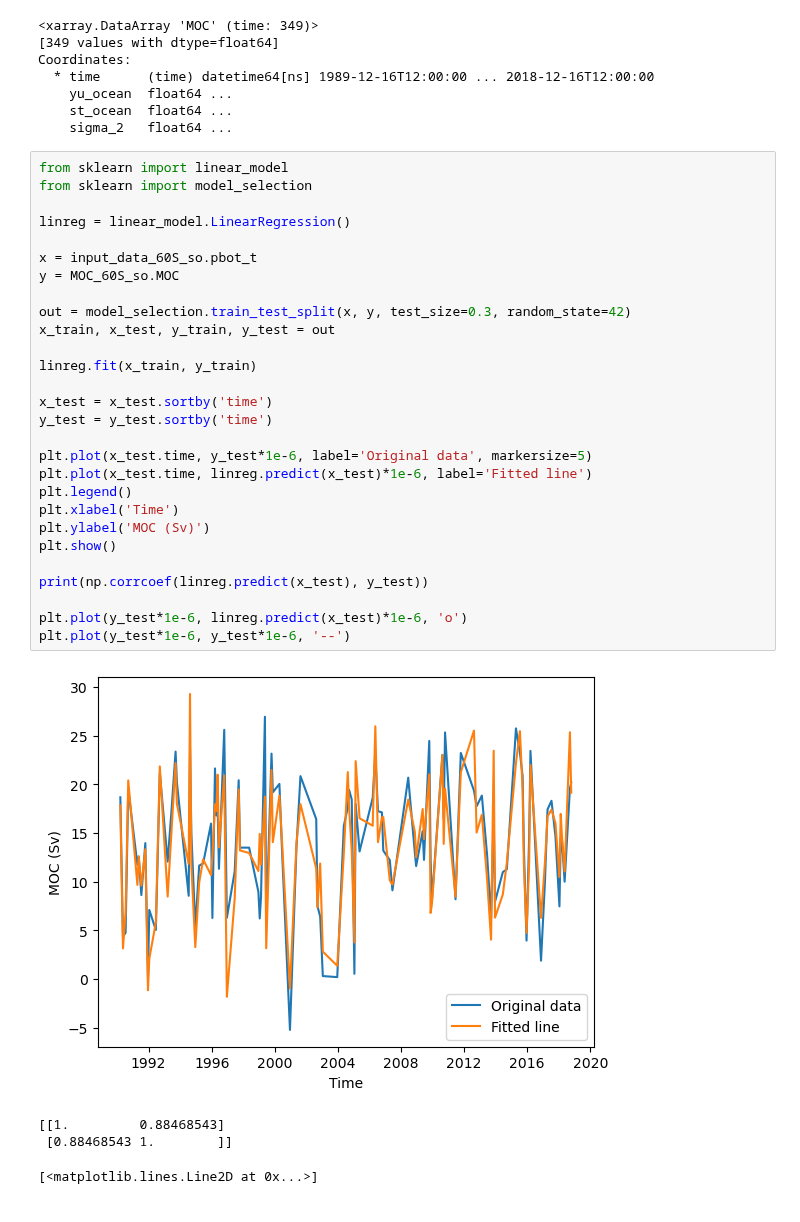
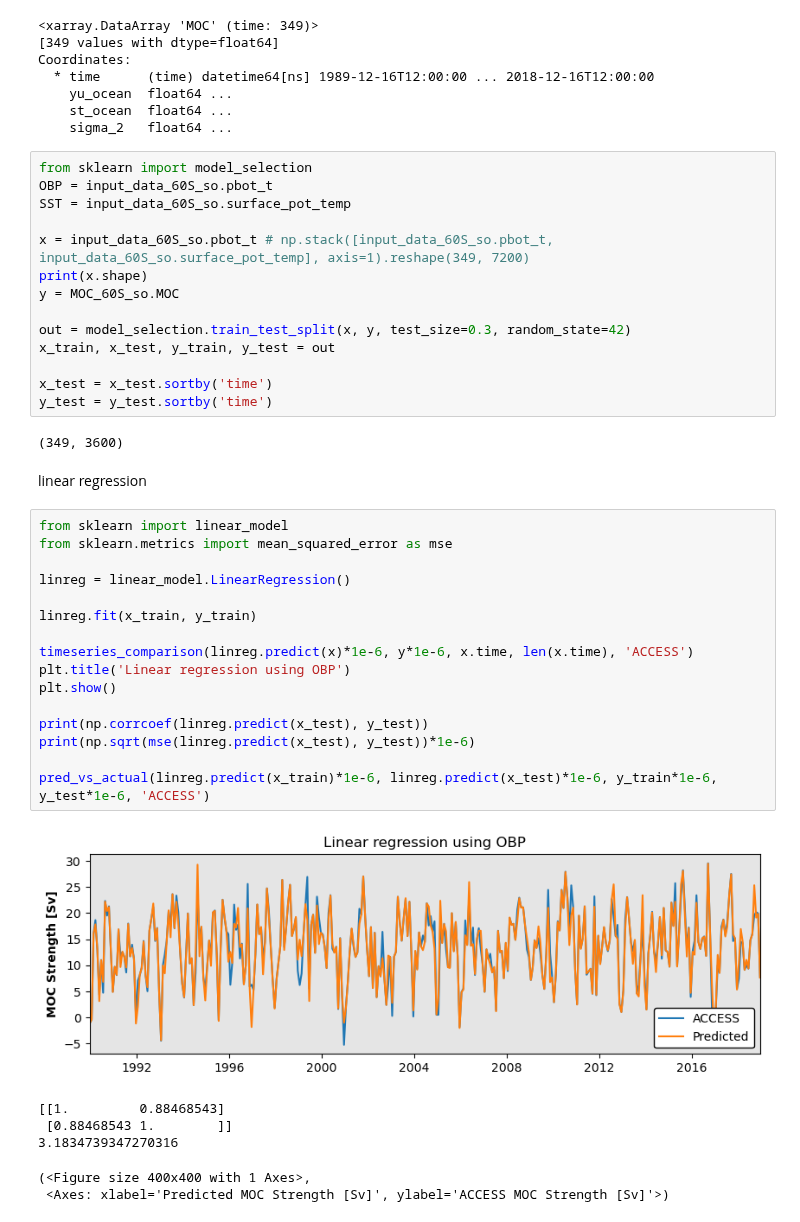
Before and after one commit to ai4er-cdt/OTP, a Jupyter notebook: ACCESS/models.ipynb, the cells around one changed output. Drawn from its saved outputs; the diff is of its cells as text.

```diff
--- a/ACCESS/models.ipynb
+++ b/ACCESS/models.ipynb
@@ -36,36 +42,44 @@ Coordinates:
     yu_ocean  float64 ...
     st_ocean  float64 ...
     sigma_2   float64 ...
+# %%
+from sklearn import model_selection
+OBP = input_data_60S_so.pbot_t
+SST = input_data_60S_so.surface_pot_temp
+
+x = input_data_60S_so.pbot_t # np.stack([input_data_60S_so.pbot_t, input_data_60S_so.surface_pot_temp], axis=1).reshape(349, 7200)
+print(x.shape)
+y = MOC_60S_so.MOC
+
+out = model_selection.train_test_split(x, y, test_size=0.3, random_state=42)
+x_train, x_test, y_train, y_test = out
+
+x_test = x_test.sortby('time')
+y_test = y_test.sortby('time')
+# %% [output]
+(349, 3600)
+# %% [markdown]
+linear regression
 # %%
 from sklearn import linear_model
-from sklearn import model_selection
+from sklearn.metrics import mean_squared_error as mse
 
 linreg = linear_model.LinearRegression()
 
-x = input_data_60S_so.pbot_t
-y = MOC_60S_so.MOC
-
-out = model_selection.train_test_split(x, y, test_size=0.3, random_state=42)
-x_train, x_test, y_train, y_test = out
-
 linreg.fit(x_train, y_train)
 
-x_test = x_test.sortby('time')
-y_test = y_test.sortby('time')
-
-plt.plot(x_test.time, y_test*1e-6, label='Original data', markersize=5)
-plt.plot(x_test.time, linreg.predict(x_test)*1e-6, label='Fitted line')
-plt.legend()
-plt.xlabel('Time')
-plt.ylabel('MOC (Sv)')
+timeseries_comparison(linreg.predict(x)*1e-6, y*1e-6, x.time, len(x.time), 'ACCESS')
+plt.title('Linear regression using OBP')
 plt.show()
 
 print(np.corrcoef(linreg.predict(x_test), y_test))
+print(np.sqrt(mse(linreg.predict(x_test), y_test))*1e-6)
 
-plt.plot(y_test*1e-6, linreg.predict(x_test)*1e-6, 'o')
-plt.plot(y_test*1e-6, y_test*1e-6, '--')
+pred_vs_actual(linreg.predict(x_train)*1e-6, linreg.predict(x_test)*1e-6, y_train*1e-6, y_test*1e-6, 'ACCESS')
 # %% [output]
-[figure, old version]
+[figure, new version]
 [[1.         0.88468543]
  [0.88468543 1.        ]]
+3.1834739347270316
-[<matplotlib.lines.Line2D at 0x...>]
+(<Figure size 400x400 with 1 Axes>,
+ <Axes: xlabel='Predicted MOC Strength [Sv]', ylabel='ACCESS MOC Strength [Sv]'>)
```
Also changed, not shown: parts of 9 cells of this notebook, 22 other files.
